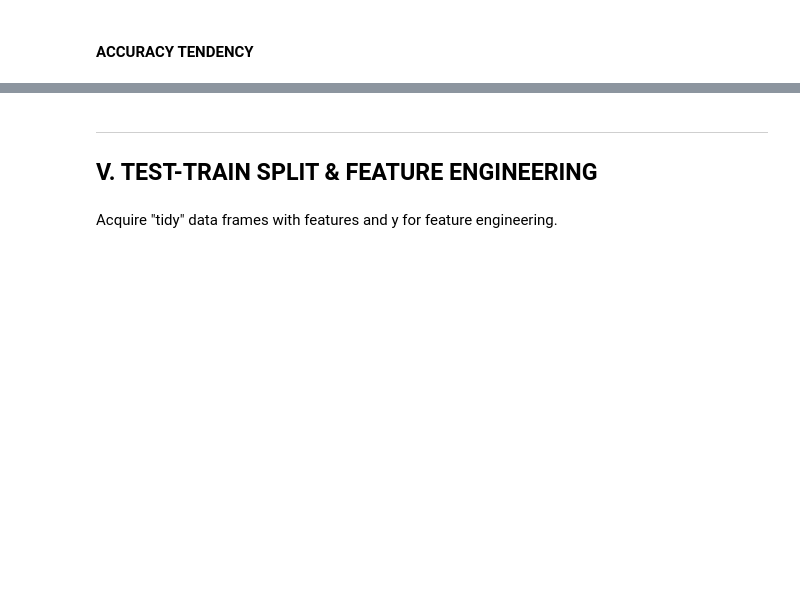
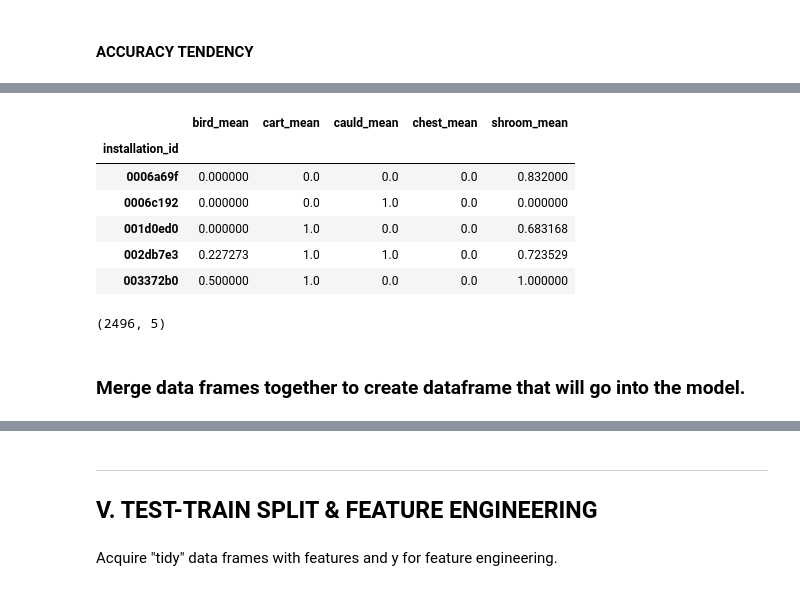
Before and after one commit to cats-in-the-hat/PBS-KIDS2, a Jupyter notebook: full_project_documentation.ipynb, the cells around one changed output, grey strips where cells are left out. Cells and saved outputs as stored; diff of their text form; code cells hidden in the pictures; blank space fills up the shorter version.

```diff
--- a/full_project_documentation.ipynb
+++ b/full_project_documentation.ipynb
@@ -397 +256,5 @@ big = pd.read_csv("train_maybe_final.csv")
+# %%
+df['game_mins'] = df.game_time/60_000
+# %%
+df['timestamp'] = pd.to_datetime(df.timestamp)
 # %%
@@ -466,0 +493,3 @@ qu.to_csv("cris_df.csv")
+# %%
+
+assess = df[df.type == 'Assessment']
@@ -466,0 +531,9 @@ qu.to_csv("cris_df.csv")
+# %%
+# create mean dataframe
+mean_ = assess.groupby(['installation_id', 'title'])[['accuracy']].mean()
+mean_.reset_index(inplace = True)
+
+mean_title = mean_.pivot(index = 'installation_id', columns = 'title', values = 'accuracy')
+
+
+mean_title.fillna(0, inplace = True)
@@ -466,0 +543,28 @@ qu.to_csv("cris_df.csv")
+# %%
+mean_title.columns = ['bird_mean', 'cart_mean', 'cauld_mean', 'chest_mean','shroom_mean']
+
+mean_title.head()
+# %% [output]
+|  | bird_mean | cart_mean | cauld_mean | chest_mean | shroom_mean |
+| installation_id |  |  |  |  |  |
+| 0006a69f | 0.000000 | 0.0 | 0.0 | 0.0 | 0.832000 |
+| 0006c192 | 0.000000 | 0.0 | 1.0 | 0.0 | 0.000000 |
+| 001d0ed0 | 0.000000 | 1.0 | 0.0 | 0.0 | 0.683168 |
+| 002db7e3 | 0.227273 | 1.0 | 1.0 | 0.0 | 0.723529 |
+| 003372b0 | 0.500000 | 1.0 | 0.0 | 0.0 | 1.000000 |
+# %%
+# Create min df
+min_ = assess.groupby(['installation_id', 'title'])[['accuracy']].min()
+
+min_.reset_index(inplace = True)
+
+min_title = min_.pivot(index = 'installation_id', columns = 'title', values = 'accuracy')
+
+min_title.fillna(0, inplace = True)
+
+# min_title.reset_index(inplace = True)
+
+min_title.columns = ['bird_min', 'cart_min', 'cauld_min', 'chest_min', 'shroom_min']
+min_title.shape
+# %% [output]
+(2496, 5)
@@ -466,0 +584,2 @@ qu.to_csv("cris_df.csv")
+# %% [markdown]
+### Merge data frames together to create dataframe that will go into the model.
```
Also changed, not shown: parts of 185 cells of this notebook.
